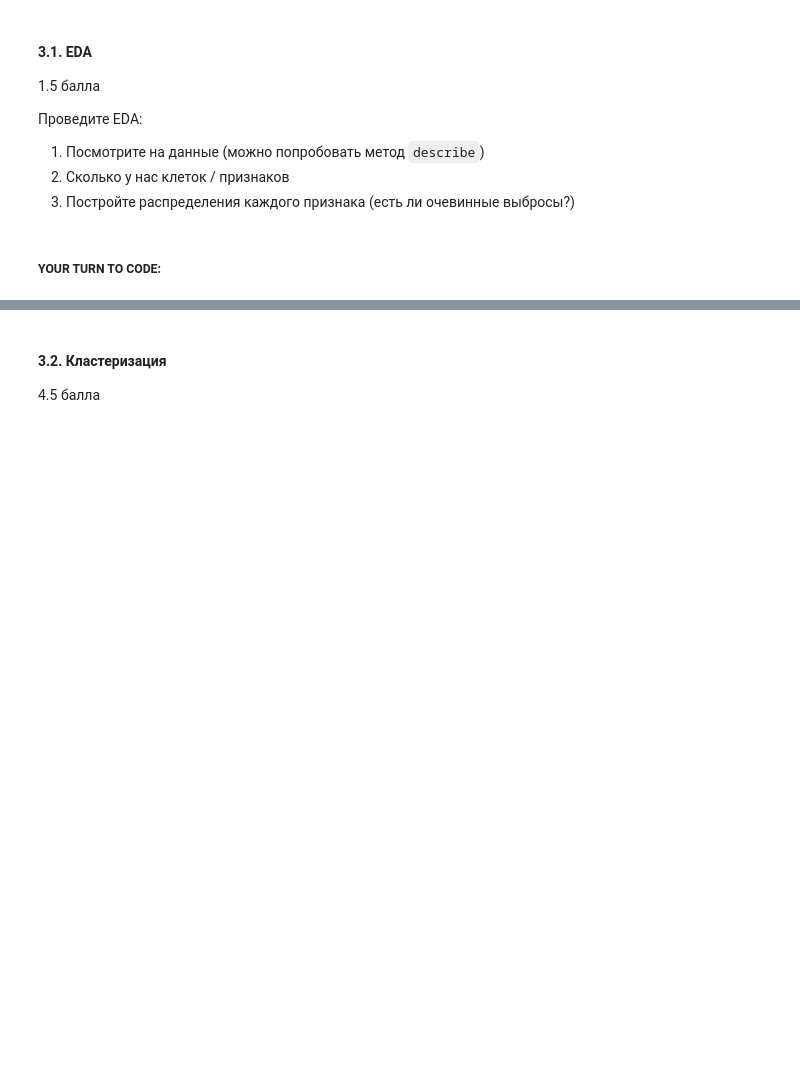
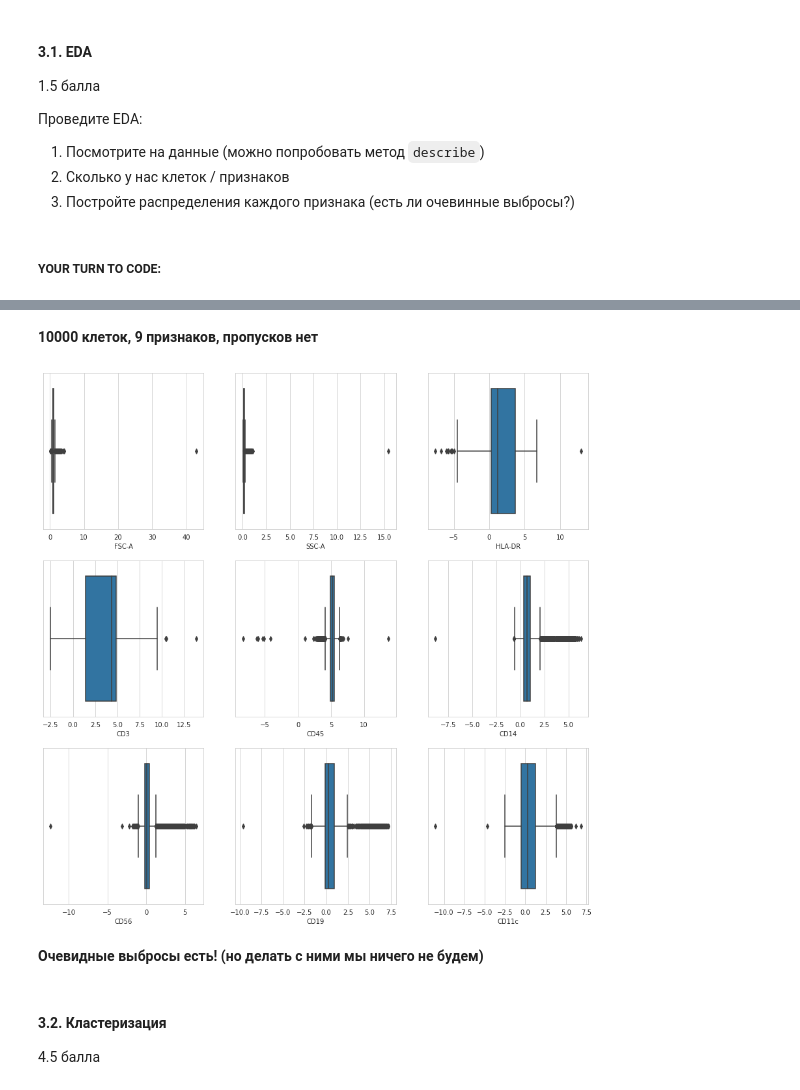
Before and after one commit to kambizaur/BI_ML_2023, a Jupyter notebook: HW_03_unsupervised_learning/code/Cluster_tSNE.ipynb, the cells around one changed output, grey strips where cells are left out. Saved outputs shown, nothing was run; the diff lists cells and outputs as text; code cells hidden in the pictures; blank space fills up the shorter version.

```diff
--- a/HW_03_unsupervised_learning/code/Cluster_tSNE.ipynb
+++ b/HW_03_unsupervised_learning/code/Cluster_tSNE.ipynb
@@ -385,3 +343,14 @@ fc_data = pd.read_csv(join(DATA_PATH, "flow_c_data.csv"), index_col=0)
+# %% [markdown]
+**10000 клеток, 9 признаков, пропусков нет**
+# %%
+plt.rcParams["figure.figsize"] = 15, 15
+for i, column in enumerate(fc_data.columns):
+    plt.subplot(3, 3, i+1)
+    sns.boxplot(fc_data[column])
+# %% [output]
+[figure, added]
+# %% [markdown]
+**Очевидные выбросы есть! (но делать с ними мы ничего не будем)**
 # %% [markdown]
 #### 3.2. Кластеризация
 
```
Also changed, not shown: parts of 28 cells of this notebook, 1 other file.
